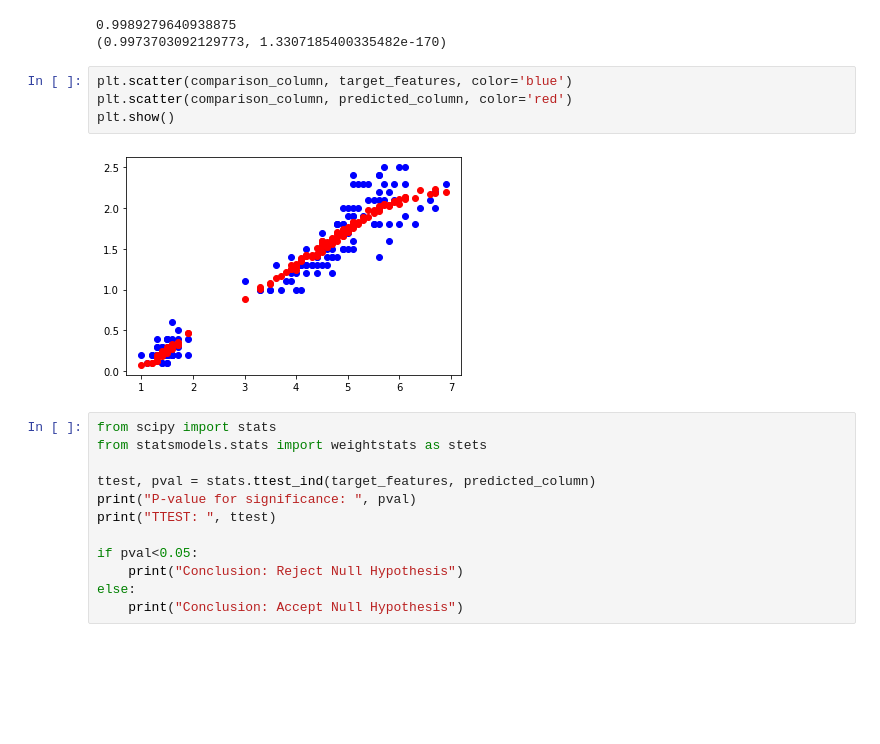
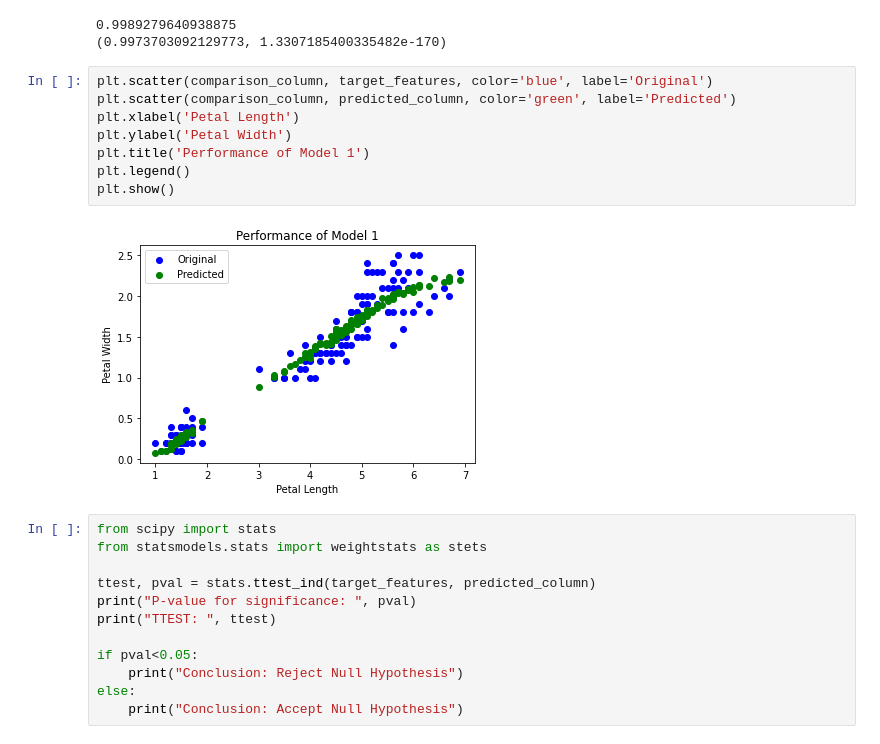
Before and after one commit to n-minhhai/DL-data-imputation, a Jupyter notebook: model1.ipynb, the cells around one changed output. Drawn from its saved outputs; the diff is of its cells as text; blank space fills up the shorter version.

Commit message:
Added labels to graph

```diff
--- a/model1.ipynb
+++ b/model1.ipynb
@@ -220,11 +220,15 @@ print(scipy.stats.pearsonr(comparison_column, predicted_column))
 0.9989279640938875
 (0.9973703092129773, 1.3307185400335482e-170)
 # %%
-plt.scatter(comparison_column, target_features, color='blue')
-plt.scatter(comparison_column, predicted_column, color='red')
+plt.scatter(comparison_column, target_features, color='blue', label='Original')
+plt.scatter(comparison_column, predicted_column, color='green', label='Predicted')
+plt.xlabel('Petal Length')
+plt.ylabel('Petal Width')
+plt.title('Performance of Model 1')
+plt.legend()
 plt.show()
 # %% [output]
-[figure, old version]
+[figure, new version]
 # %%
 from scipy import stats
 from statsmodels.stats import weightstats as stets
```
